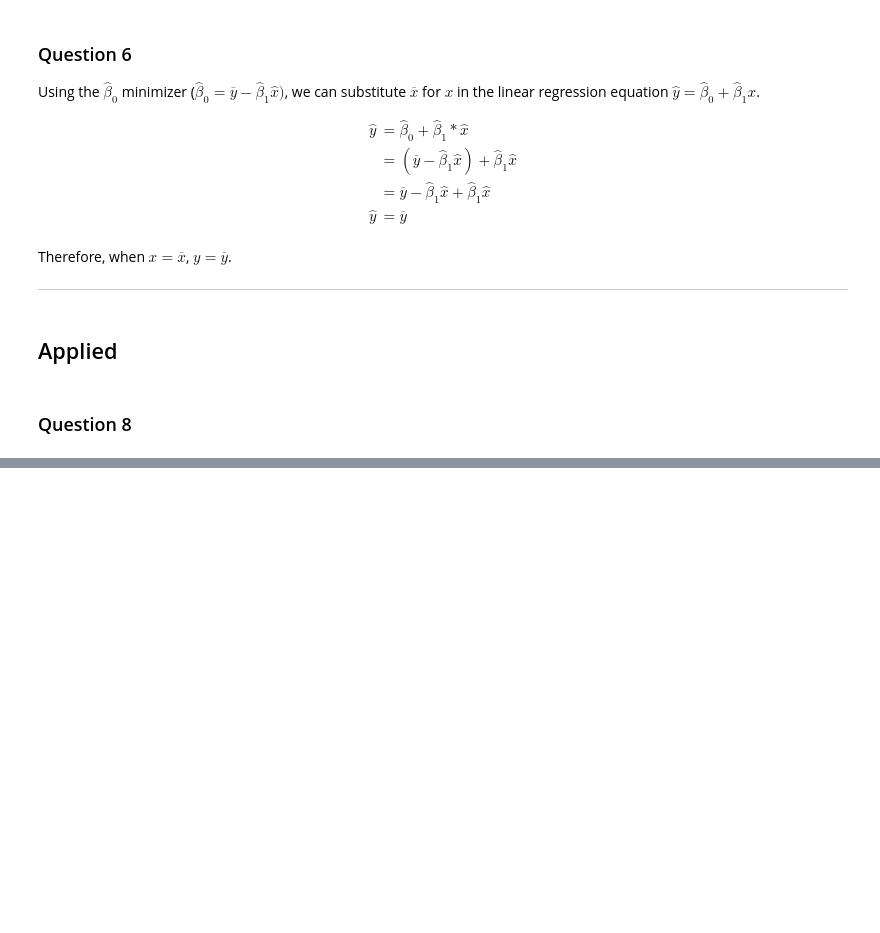
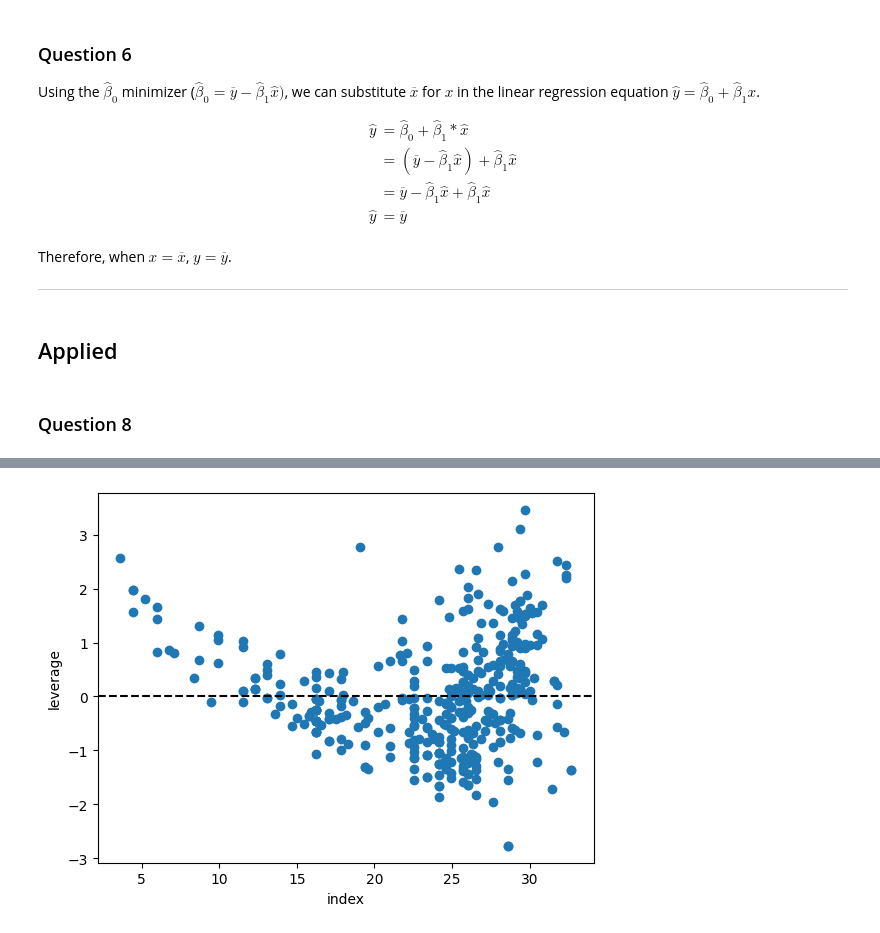
Before and after one commit to anchitrao/islp, a Jupyter notebook: chapter3/3_7_exercises.ipynb, the cells around one changed output, grey strips where cells are left out. Saved outputs shown, nothing was run; the diff lists cells and outputs as text; code cells hidden in the pictures; blank space fills up the shorter version.

```diff
--- a/chapter3/3_7_exercises.ipynb
+++ b/chapter3/3_7_exercises.ipynb
@@ -107,0 +193,11 @@ Therefore, when $x =\overline{x}$, $y=\overline{y}$.
+# %%
+# set up graph and axes labels
+ax = pyplot.subplots()[1]
+ax.set_xlabel('index')
+ax.set_ylabel('leverage')
+
+studentized_resids = results1.get_influence().resid_studentized_internal
+ax.scatter(results1.fittedvalues, studentized_resids)
+ax.axhline(0, color='black', linestyle='--');
+# %% [output]
+[figure, added]
```
Also changed, not shown: parts of 11 cells of this notebook, 2 other files.
